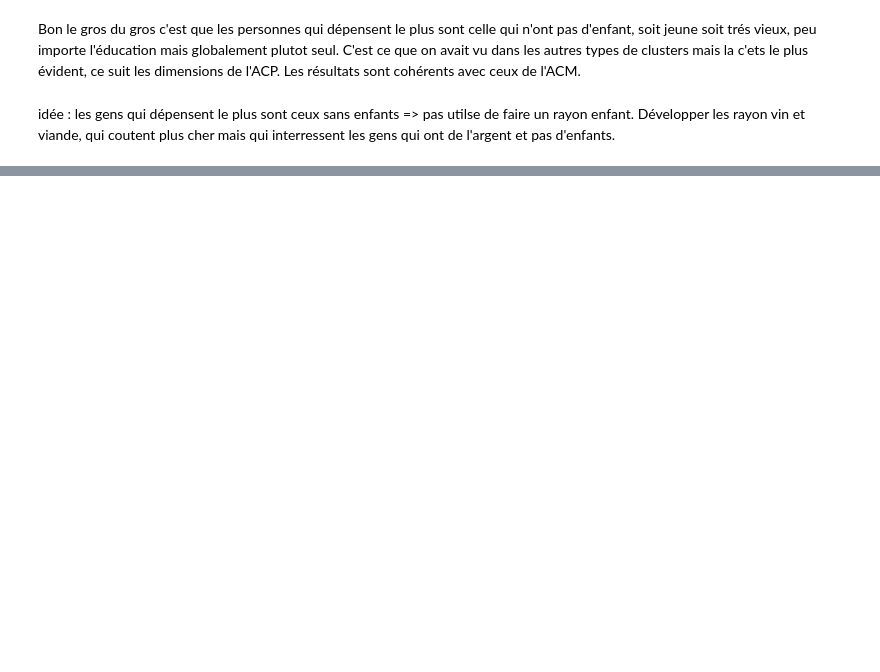
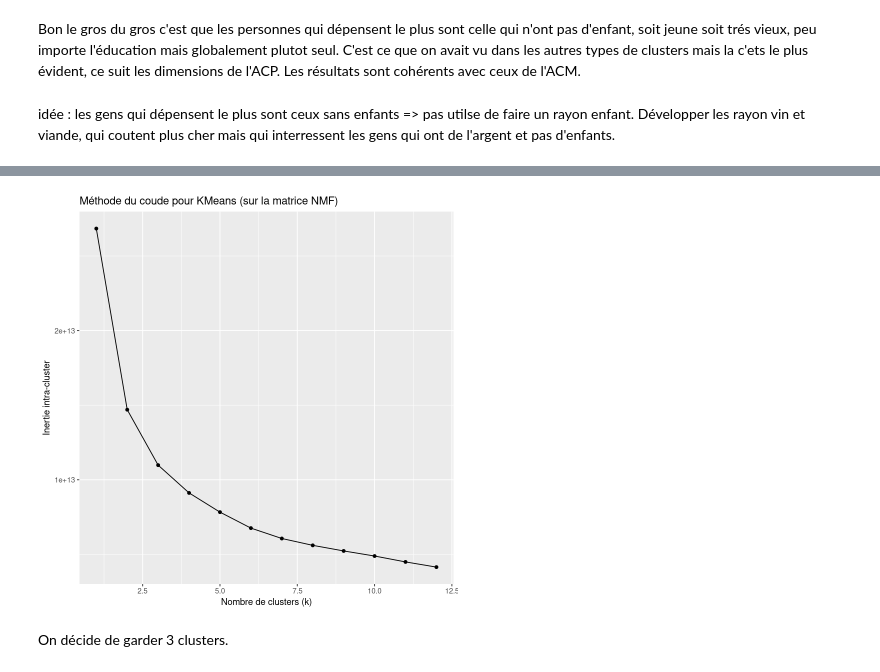
Before and after one commit to Emaglp/Data_Analysis, a Jupyter notebook: NOTEBOOK_FINAL_R.ipynb, the cells around one changed output, grey strips where cells are left out. Cells and saved outputs as stored; diff of their text form; code cells hidden in the pictures; blank space fills up the shorter version.

```diff
--- a/NOTEBOOK_FINAL_R.ipynb
+++ b/NOTEBOOK_FINAL_R.ipynb
@@ -1176,0 +1055,10 @@ idée : les gens qui dépensent le plus sont ceux sans enfants => pas utilse de
+# %%
+data_clean$Total_Cmp<-as.integer(as.character(data_clean$Total_Cmp))
+
+features_nmf <- c(
+  "Income", "Recency", "MntWines", "MntFruits", "MntMeatProducts",
+  "MntFishProducts", "MntSweetProducts", "MntGoldProds",
+  "NumDealsPurchases", "NumWebPurchases", "NumCatalogPurchases",
+  "NumStorePurchases", "NumWebVisitsMonth", "Total_Depense",
+  "Total_Achat", "Total_Cmp", "Customer_Since_Months"
+)
@@ -1176,0 +1067,10 @@ idée : les gens qui dépensent le plus sont ceux sans enfants => pas utilse de
+# %%
+X <- data_clean[, features_nmf]
+
+# Application de NMF avec 3 composantes
+set.seed(3)
+nmf_result <- nmf(X, rank = 3, method = "brunet", .options = "v")
+
+# Extraire les matrices W et H
+W <- basis(nmf_result)  # Clients x composantes
+H <- coef(nmf_result)   # Composantes x variables
@@ -1176,0 +1119,21 @@ idée : les gens qui dépensent le plus sont ceux sans enfants => pas utilse de
+# %%
+inerties <- c()
+K_range <- 1:12
+
+for (k in K_range) {
+  kmeans_model <- kmeans(W, centers = k, nstart = 10)
+  inerties <- c(inerties, kmeans_model$tot.withinss)
+}
+
+elbow_df <- data.frame(k = K_range, inertia = inerties)
+
+ggplot(elbow_df, aes(x = k, y = inertia)) +
+  geom_line() +
+  geom_point() +
+  ggtitle("Méthode du coude pour KMeans (sur la matrice NMF)") +
+  xlab("Nombre de clusters (k)") +
+  ylab("Inertie intra-cluster")
+# %% [output]
+[figure, added]
+# %% [markdown]
+On décide de garder 3 clusters.
```
Also changed, not shown: parts of 72 cells of this notebook.
